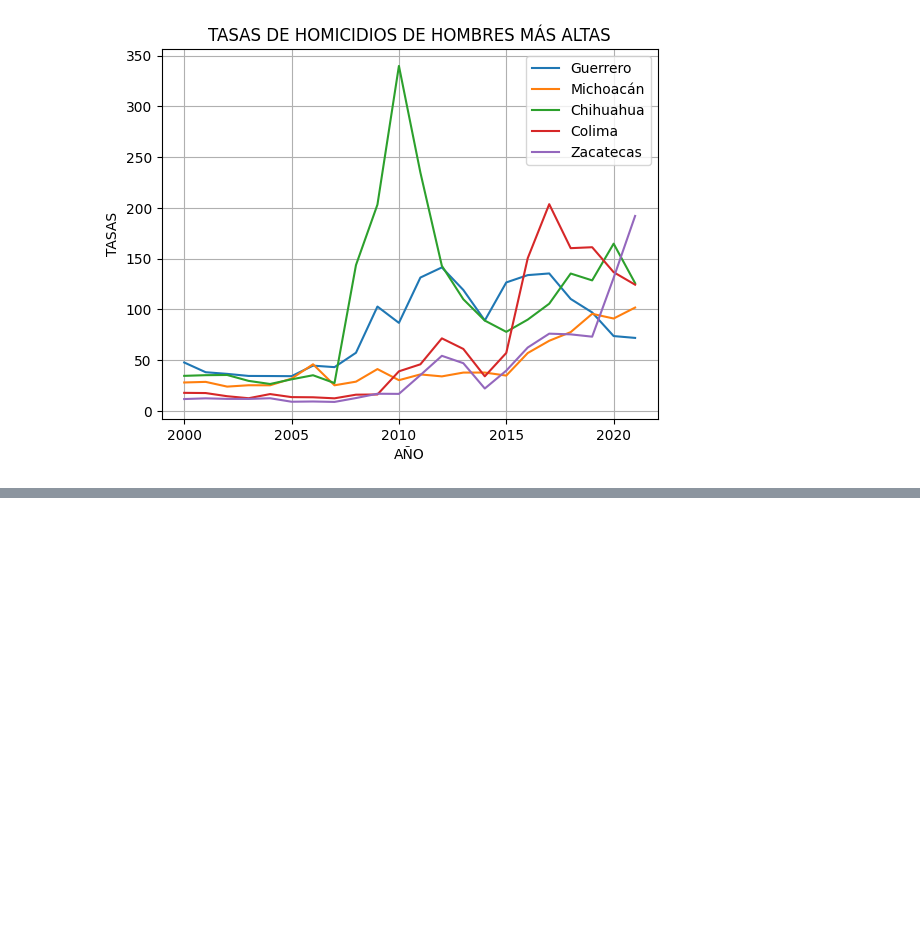
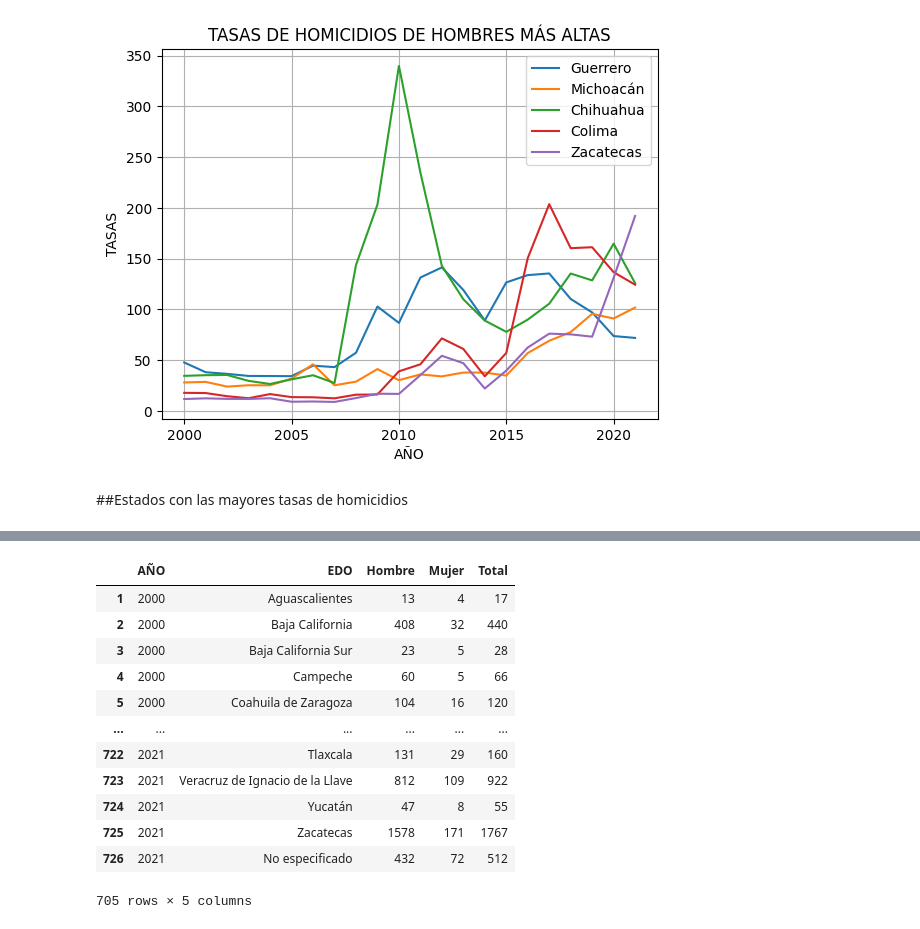
Before and after one commit to FreMeli/ASE_1, a Jupyter notebook: EDO_HOM_LIMPIO.ipynb, the cells around one changed output, grey strips where cells are left out. Cells and saved outputs as stored; diff of their text form; code cells hidden in the pictures; blank space fills up the shorter version.

```diff
--- a/EDO_HOM_LIMPIO.ipynb
+++ b/EDO_HOM_LIMPIO.ipynb
@@ -905,6 +919,8 @@ plt.legend() #Para que se visualicen las labels que establecimos arriba
 # %% [output]
 <matplotlib.legend.Legend at 0x...>
 [figure]
+# %% [markdown]
+##Estados con las mayores tasas de homicidios
 # %%
 from pandas.io.formats.style_render import Subset
 df_EdosH.style.background_gradient(subset=[2000, 2001, 2002,2003, 2004,2005,2006,2007,2008,2009,2010,
@@ -929,3 +945,26 @@ df_EdosH.style.background_gradient(subset=[2000, 2001, 2002,2003, 2004,2005,2006
 | 29 | 10.900169 | 9.580480 | 8.611609 | 10.211408 | 8.200617 | 8.398609 | 8.787013 | 9.278458 | 7.855145 | 15.933733 | 10.730348 | ... |
 | 30 | 3.845336 | 4.014002 | 4.980397 | 3.523468 | 3.458339 | 3.615345 | 3.657125 | 3.834454 | 4.426028 | 3.543376 | 3.194947 | ... |
 | 31 | 11.729041 | 12.427289 | 11.909423 | 11.843237 | 12.515516 | 9.083570 | 9.327012 | 8.899786 | 12.714971 | 16.957516 | 16.821088 | ... |
+# %%
+from pandas.io.formats.style_render import Subset
+df_colores=df_Homicidios.copy()
+# Creamos una máscara booleana para seleccionar las filas que queremos eliminar
+mask = (df_Homicidios['EDO'] == 'Total')
+
+# Aplicamos el método drop() para eliminar las filas seleccionadas por la máscara
+df_colores = df_Homicidios.drop(df_Homicidios[mask].index)
+df_colores
+# %% [output]
+|  | AÑO | EDO | Hombre | Mujer | Total |
+| 1 | 2000 | Aguascalientes | 13 | 4 | 17 |
+| 2 | 2000 | Baja California | 408 | 32 | 440 |
+| 3 | 2000 | Baja California Sur | 23 | 5 | 28 |
+| 4 | 2000 | Campeche | 60 | 5 | 66 |
+| 5 | 2000 | Coahuila de Zaragoza | 104 | 16 | 120 |
+| ... | ... | ... | ... | ... | ... |
+| 722 | 2021 | Tlaxcala | 131 | 29 | 160 |
+| 723 | 2021 | Veracruz de Ignacio de la Llave | 812 | 109 | 922 |
+| 724 | 2021 | Yucatán | 47 | 8 | 55 |
+| 725 | 2021 | Zacatecas | 1578 | 171 | 1767 |
+| 726 | 2021 | No especificado | 432 | 72 | 512 |
+705 rows × 5 columns
```
Also changed, not shown: parts of 3 cells of this notebook.
